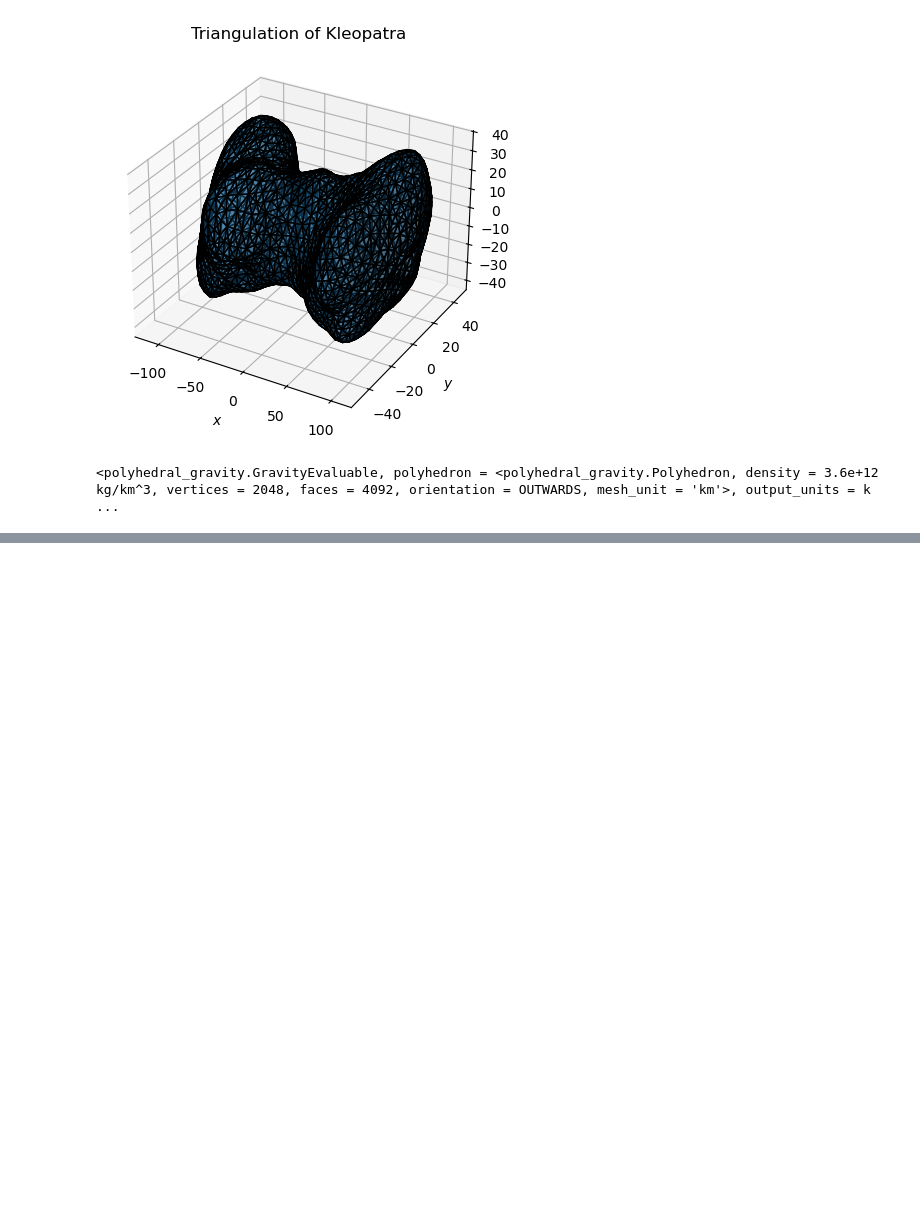
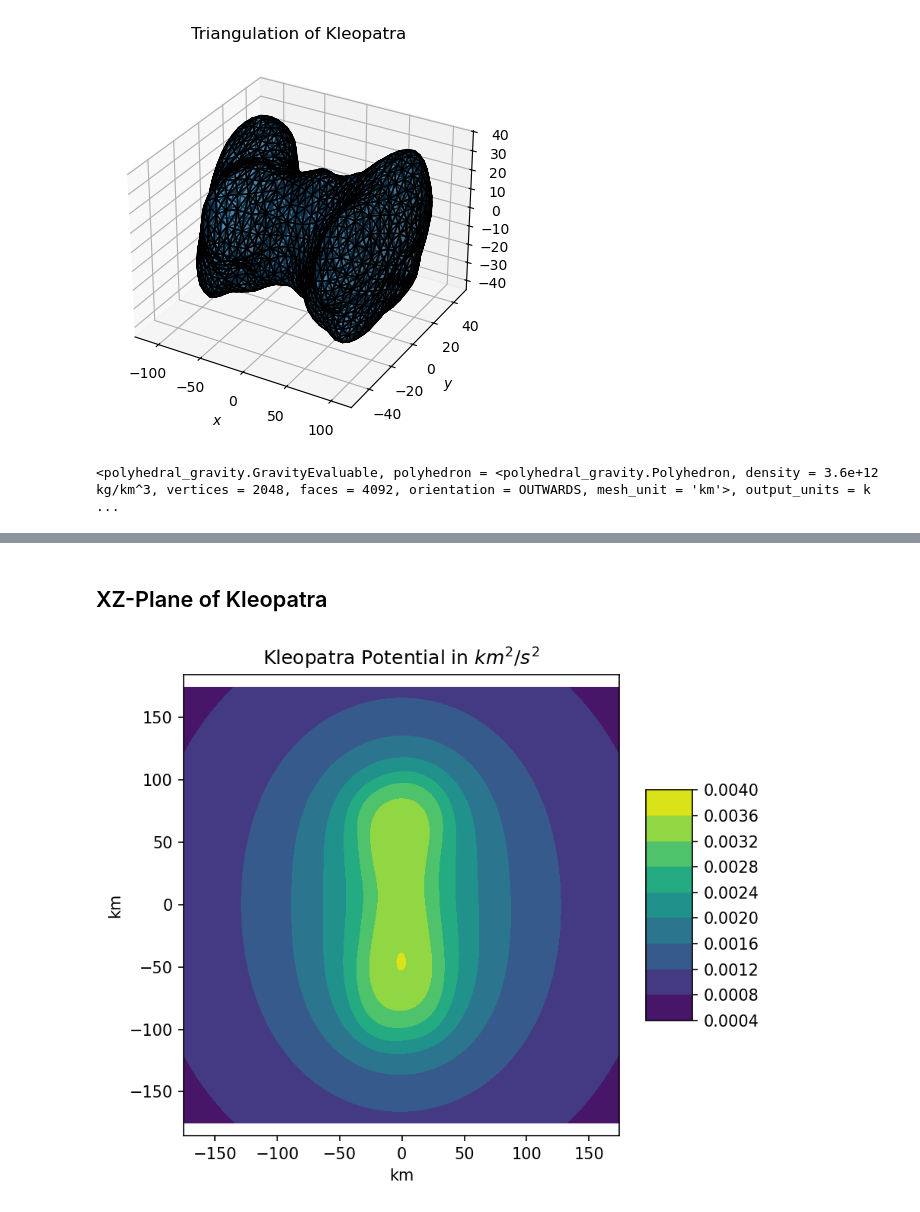
Before and after one commit to esa/polyhedral-gravity-model, a Jupyter notebook: script/Kleopatra.ipynb, the cells around one changed output, grey strips where cells are left out. Drawn from its saved outputs; the diff is of its cells as text; code cells hidden in the pictures; blank space fills up the shorter version.

```diff
--- a/script/Kleopatra.ipynb
+++ b/script/Kleopatra.ipynb
@@ -103,0 +128,36 @@ evaluable_kleopatra.output_units
+# %% [markdown]
+## XZ-Plane of Kleopatra
+# %%
+Z = np.arange(-175, 175, 1)
+X = np.arange(-175, 175, 1)
+
+# We require Y to be zero for the XZ plane
+computation_points = np.array(np.meshgrid(X, [0], Z)).T.reshape(-1, 3)
+gravity_results = evaluable_kleopatra(
+    computation_points=computation_points,
+)
+
+potentials = np.array([i[0] for i in gravity_results])
+potentials = potentials.reshape((len(X), len(Z)))
+
+plotZ = computation_points[:, 2].reshape(len(Z), -1)
+plotX = computation_points[:, 0].reshape(len(X), -1)
+plotY = potentials.reshape((len(X), len(Z)))
+
+fig, ax = plt.subplots(figsize=(6, 5), dpi=150)
+surf = ax.contourf(plotZ, plotX, plotY, cmap=cm.viridis)
+
+ax.set_title(f"Kleopatra Potential in ${evaluable_kleopatra.output_units[0]}$")
+ax.axis('equal')
+ax.set_xlim(Z.min(), Z.max())
+ax.set_ylim(X.min(), X.max())
+
+# Setting the x-axis and y-axis titles
+ax.set_xlabel(kleopatra.mesh_unit)
+ax.set_ylabel(kleopatra.mesh_unit)
+
+fig.colorbar(surf, aspect=5, orientation='vertical', shrink=0.5)
+fig.tight_layout()
+plt.show()
+# %% [output]
+[figure, added]
```
Also changed, not shown: parts of 11 cells of this notebook, 1 other file.
